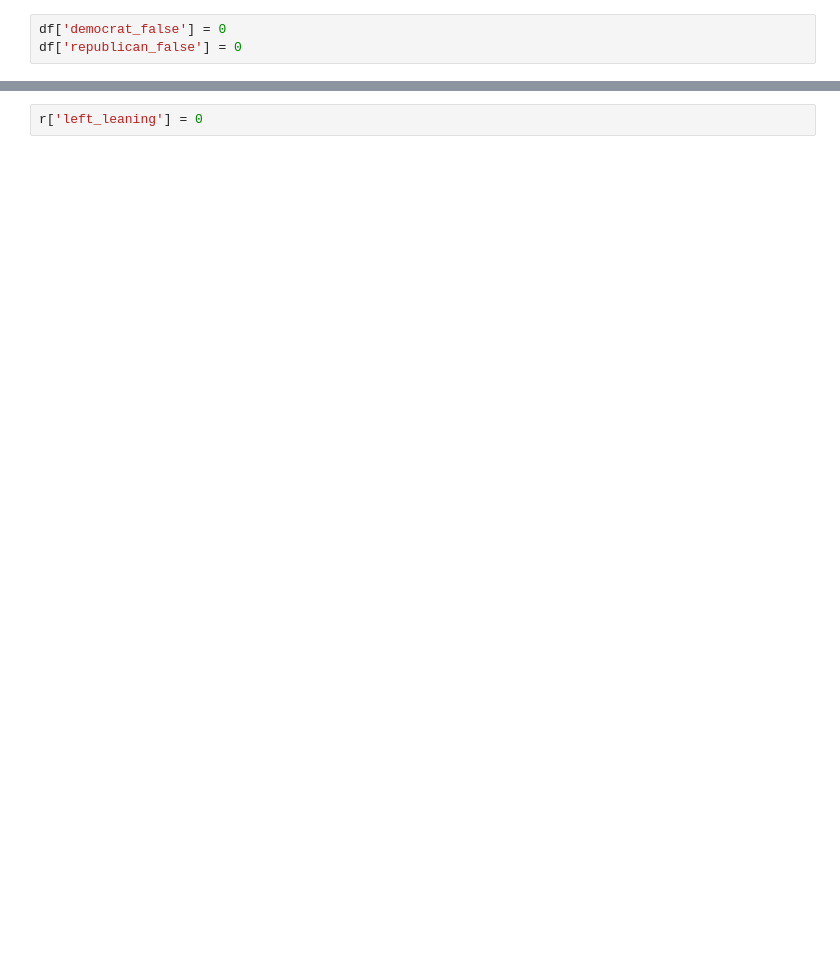
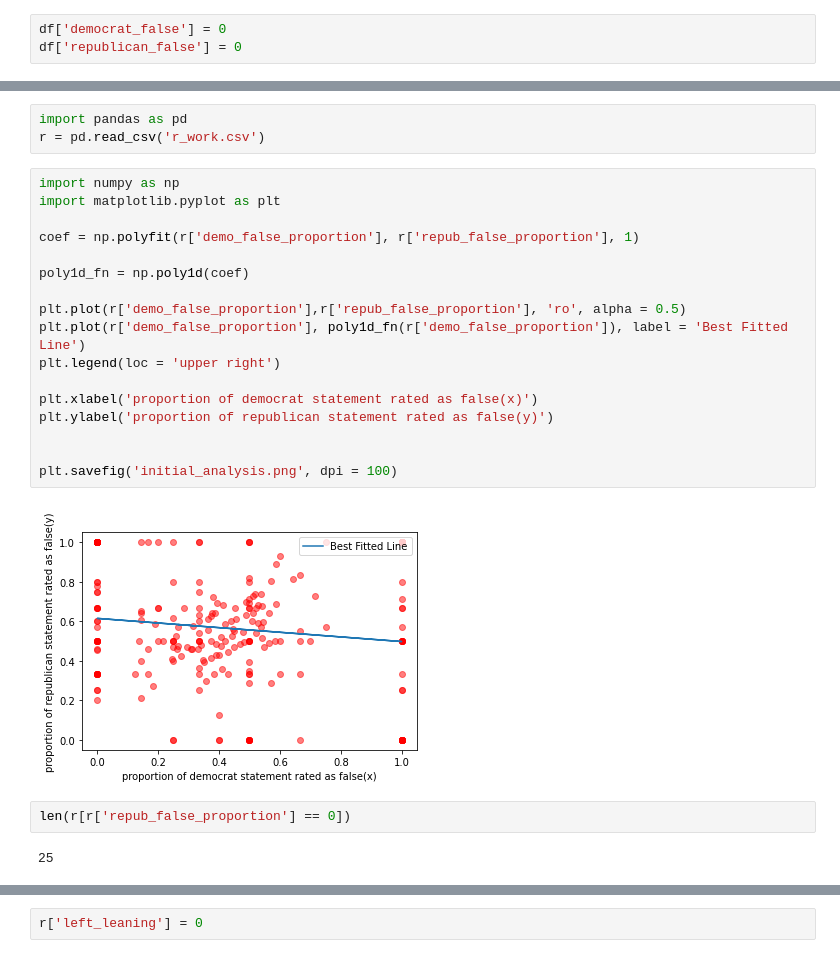
Before and after one commit to macs30200-s22/replication-materials-hshi420, a Jupyter notebook: code/analysis.ipynb, the cells around one changed output, grey strips where cells are left out. Saved outputs shown, nothing was run; the diff lists cells and outputs as text; blank space fills up the shorter version.

```diff
--- a/code/analysis.ipynb
+++ b/code/analysis.ipynb
@@ -156,0 +385,26 @@ r['democrat_false'].corr(r['republican_false'])
+# %%
+import pandas as pd
+r = pd.read_csv('r_work.csv')
+# %%
+import numpy as np
+import matplotlib.pyplot as plt
+
+coef = np.polyfit(r['demo_false_proportion'], r['repub_false_proportion'], 1)
+
+poly1d_fn = np.poly1d(coef)
+
+plt.plot(r['demo_false_proportion'],r['repub_false_proportion'], 'ro', alpha = 0.5)
+plt.plot(r['demo_false_proportion'], poly1d_fn(r['demo_false_proportion']), label = 'Best Fitted Line')
+plt.legend(loc = 'upper right')
+
+plt.xlabel('proportion of democrat statement rated as false(x)')
+plt.ylabel('proportion of republican statement rated as false(y)')
+
+
+plt.savefig('initial_analysis.png', dpi = 100)
+# %% [output]
+[figure, added]
+# %%
+len(r[r['repub_false_proportion'] == 0])
+# %% [output]
+25
```
Also changed, not shown: parts of 165 cells of this notebook.
